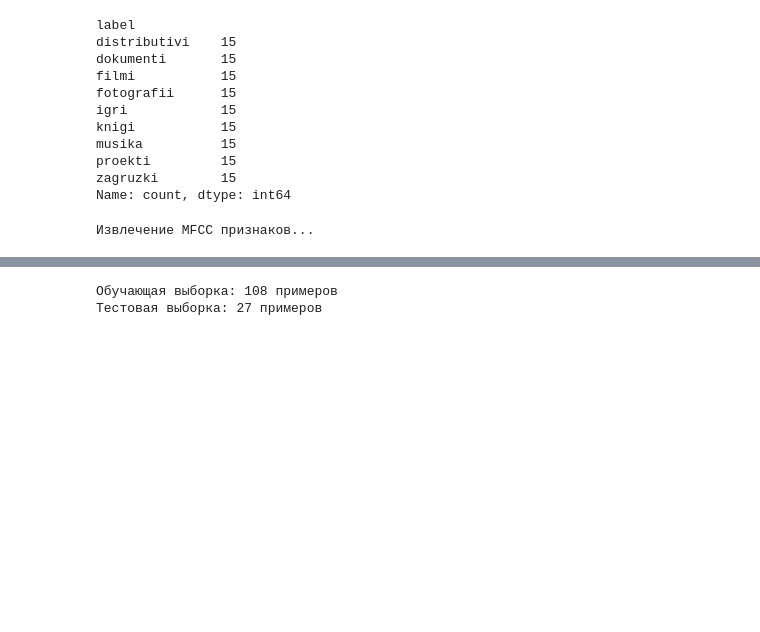
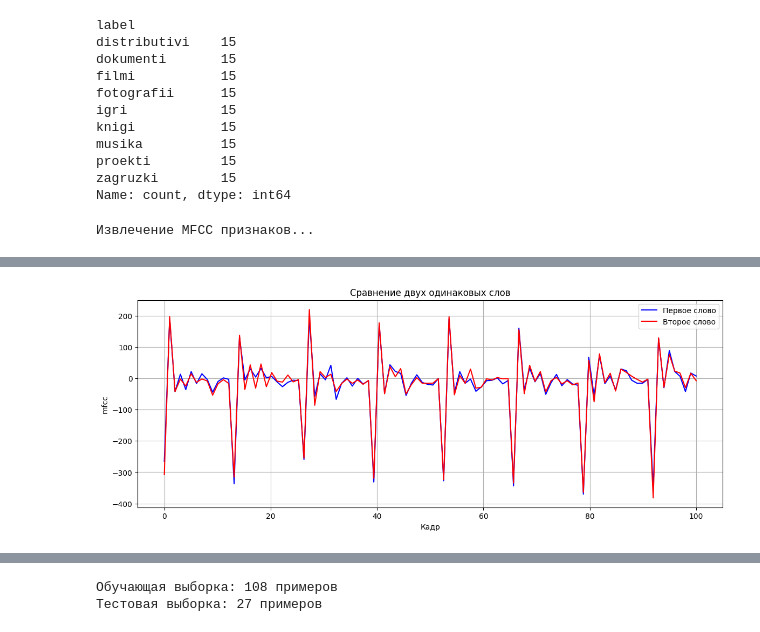
Before and after one commit to EngoyanSY/MAODI, a Jupyter notebook: LR3/MAODI_LR3.ipynb, the cells around one changed output, grey strips where cells are left out. Saved outputs shown, nothing was run; the diff lists cells and outputs as text; code cells hidden in the pictures; blank space fills up the shorter version.

```diff
--- a/LR3/MAODI_LR3.ipynb
+++ b/LR3/MAODI_LR3.ipynb
@@ -146 +145,20 @@ mfcc_features_df.iloc[0:100]
 100 rows × 3 columns
+# %%
+def compare_mfcc(mfcc1, mfcc2, title = 'Сравнение двух слов'):
+    t0 = np.linspace(0, 100, 100)
+    t1 = np.linspace(0, 100, 100)
+    plt.figure(figsize=(14, 5))
+    offset = 1.5
+
+
+    plt.plot(t0, mfcc1[:100],color="blue", label='Первое слово')
+    plt.plot(t1, mfcc2[:100],color="red", label='Второе слово')
+    plt.title(title)
+    plt.xlabel('Кадр')
+    plt.ylabel('mfcc')
+    plt.legend()
+    plt.grid(True)
+# %%
+compare_mfcc(mfcc_features_df['mfcc_matrix'][52], mfcc_features_df['mfcc_matrix'][53], title = 'Сравнение двух одинаковых слов')
+# %% [output]
+[figure, added]
```
Also changed, not shown: parts of 29 cells of this notebook, 6 other files.
